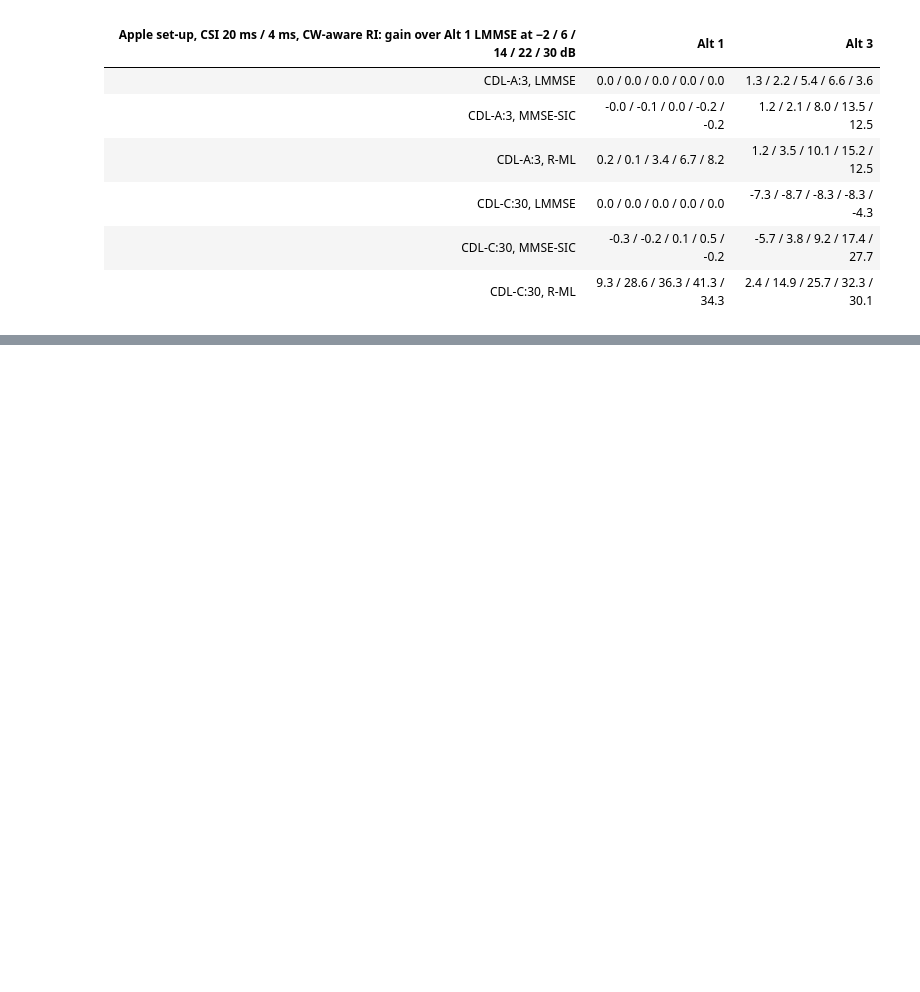
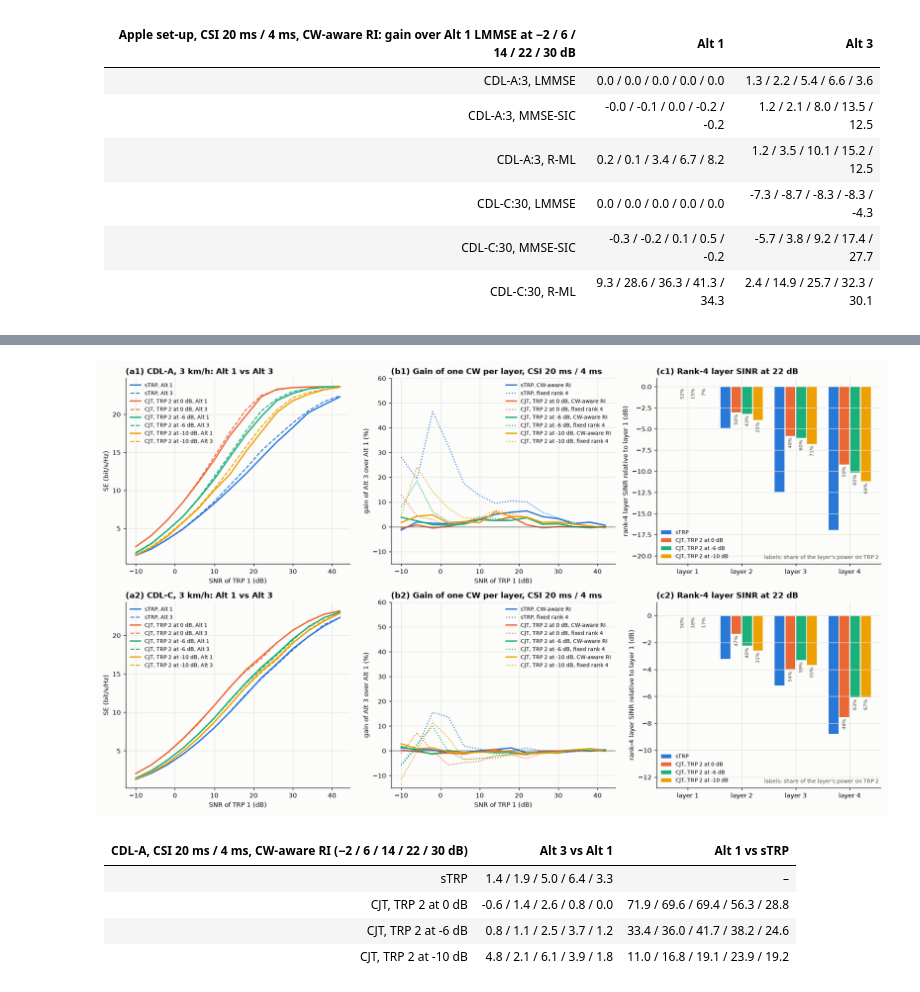
Before and after one commit to HelloSYQ/Claude, a Jupyter notebook: notebooks/CW2LM_Nokia_Comparison.ipynb, the cells around one changed output, grey strips where cells are left out. Saved outputs shown, nothing was run; the diff lists cells and outputs as text; code cells hidden in the pictures; blank space fills up the shorter version.

```diff
--- a/notebooks/CW2LM_Nokia_Comparison.ipynb
+++ b/notebooks/CW2LM_Nokia_Comparison.ipynb
@@ -369 +378,22 @@ display(Markdown("\n".join(rows)))
+# %%
+display(Image("results/cw2lm_mtrp.png", width=1000))
+rm = json.load(open("results/cw2lm_mtrp.json"))
+snr_m = np.array(rm["snr_db"]); idx = [int(np.flatnonzero(snr_m == x)[0]) for x in (-2, 6, 14, 22, 30)]
+rows = ["| CDL-A, CSI 20 ms / 4 ms, CW-aware RI (−2 / 6 / 14 / 22 / 30 dB) | Alt 3 vs Alt 1 | Alt 1 vs sTRP |",
+        "|---|---|---|"]
+ref = rm["cases"]["CDL-A"]["sTRP"]["realistic/adaptive/alt1"]["se"]
+for name, r in rm["cases"]["CDL-A"].items():
+    a1, a3 = r["realistic/adaptive/alt1"]["se"], r["realistic/adaptive/alt3"]["se"]
+    g3 = [100 * (a3[i] / a1[i] - 1) for i in idx]
+    gc = [100 * (a1[i] / ref[i] - 1) for i in idx]
+    rows.append(f"| {name} | {f(g3)} | {'–' if name == 'sTRP' else f(gc)} |")
+display(Markdown("\n".join(rows)))
+# %% [output]
+[figure, added]
+| CDL-A, CSI 20 ms / 4 ms, CW-aware RI (−2 / 6 / 14 / 22 / 30 dB) | Alt 3 vs Alt 1 | Alt 1 vs sTRP |
+|---|---|---|
+| sTRP | 1.4 / 1.9 / 5.0 / 6.4 / 3.3 | – |
+| CJT, TRP 2 at 0 dB | -0.6 / 1.4 / 2.6 / 0.8 / 0.0 | 71.9 / 69.6 / 69.4 / 56.3 / 28.8 |
+| CJT, TRP 2 at -6 dB | 0.8 / 1.1 / 2.5 / 3.7 / 1.2 | 33.4 / 36.0 / 41.7 / 38.2 / 24.6 |
+| CJT, TRP 2 at -10 dB | 4.8 / 2.1 / 6.1 / 3.9 / 1.8 | 11.0 / 16.8 / 19.1 / 23.9 / 19.2 |
 # %% [markdown]
```
Also changed, not shown: parts of 2 cells of this notebook, 5 other files.
